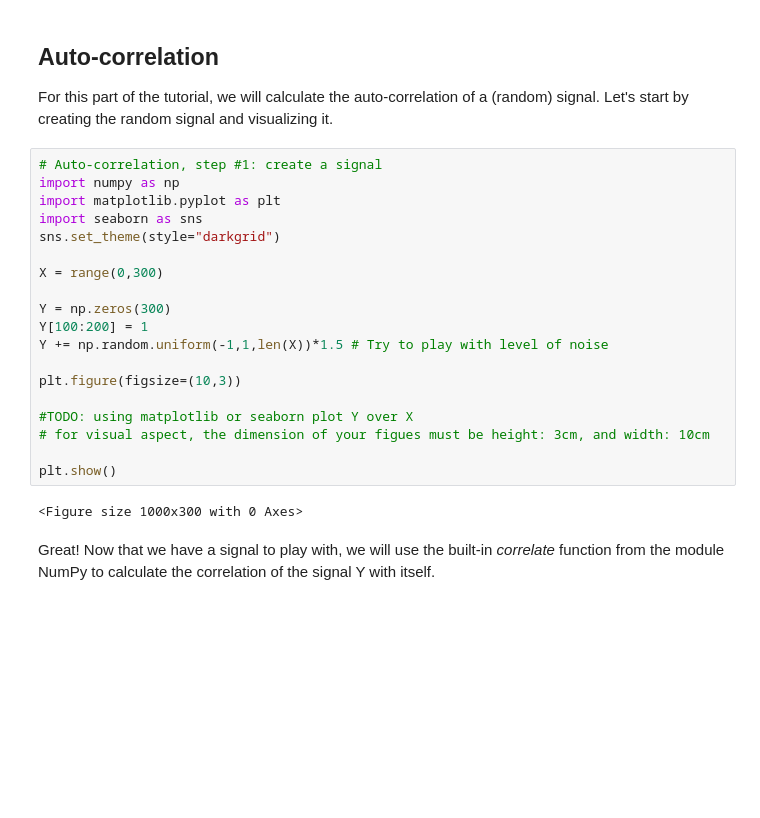
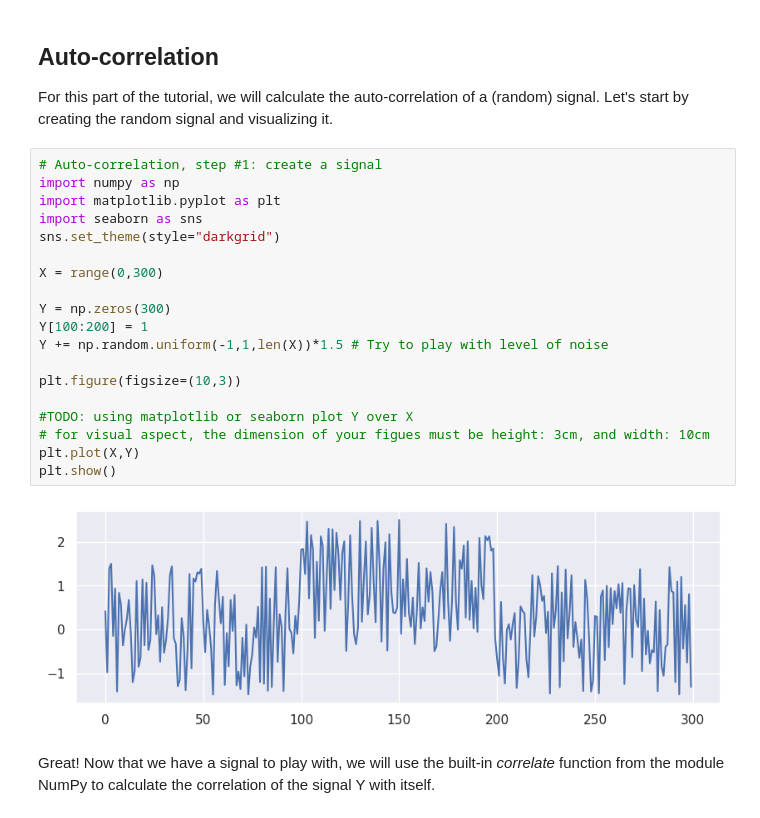
Before and after one commit to bordeaux-neurocampus/2024-Data-Analysis, a Jupyter notebook: lessons/programming/L04-fft.ipynb, the cells around one changed output. Saved outputs shown, nothing was run; the diff lists cells and outputs as text; blank space fills up the shorter version.

```diff
--- a/lessons/programming/L04-fft.ipynb
+++ b/lessons/programming/L04-fft.ipynb
@@ -24,24 +24,24 @@ For this part of the tutorial, we will calculate the auto-correlation of a (rand
 # %%
 # Auto-correlation, step #1: create a signal
 import numpy as np
 import matplotlib.pyplot as plt
 import seaborn as sns
 sns.set_theme(style="darkgrid")
 
 X = range(0,300)
 
 Y = np.zeros(300)
 Y[100:200] = 1
 Y += np.random.uniform(-1,1,len(X))*1.5 # Try to play with level of noise
 
 plt.figure(figsize=(10,3))
 
 #TODO: using matplotlib or seaborn plot Y over X
 # for visual aspect, the dimension of your figues must be height: 3cm, and width: 10cm
-
+plt.plot(X,Y)
 plt.show()
 # %% [output]
-<Figure size 1000x300 with 0 Axes>
+[figure, added]
 # %% [markdown]
 Great! Now that we have a signal to play with, we will use the built-in _correlate_ function from the module NumPy to calculate the correlation of the signal Y with itself.
 # %%
```
Also changed, not shown: parts of 7 cells of this notebook, 2 other files.
